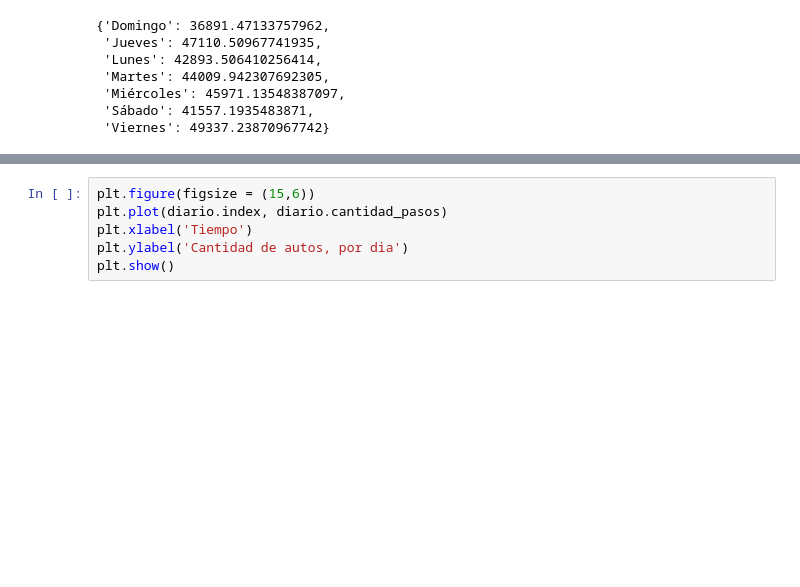
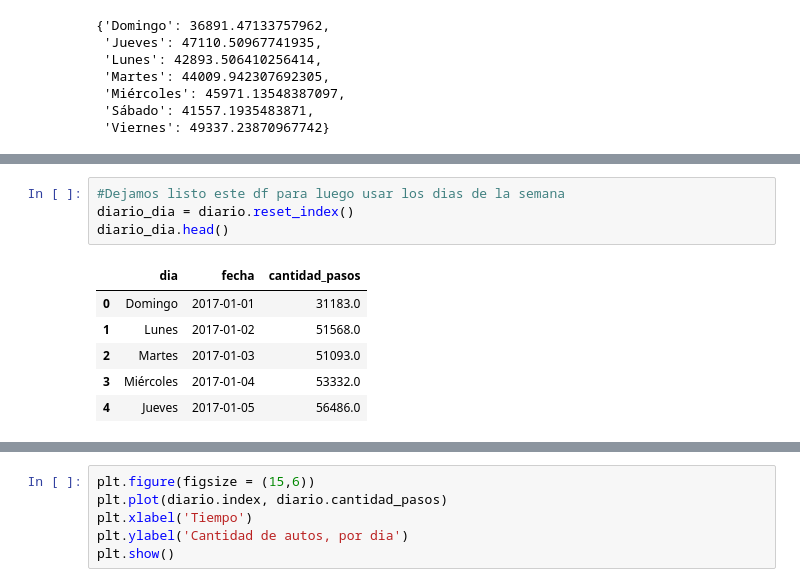
Before and after one commit to NachoRam123/Proyecto-3, a Jupyter notebook: DS_Proyecto_03_ST_RamellaIgnacio.ipynb, the cells around one changed output, grey strips where cells are left out. Drawn from its saved outputs; the diff is of its cells as text; blank space fills up the shorter version.

Commit message:
Crea df con dia semana, fitea modelo con regresor

```diff
--- a/DS_Proyecto_03_ST_RamellaIgnacio.ipynb
+++ b/DS_Proyecto_03_ST_RamellaIgnacio.ipynb
@@ -439,0 +440,11 @@ diario
+# %%
+#Dejamos listo este df para luego usar los dias de la semana
+diario_dia = diario.reset_index()
+diario_dia.head()
+# %% [output]
+|  | dia | fecha | cantidad_pasos |
+| 0 | Domingo | 2017-01-01 | 31183.0 |
+| 1 | Lunes | 2017-01-02 | 51568.0 |
+| 2 | Martes | 2017-01-03 | 51093.0 |
+| 3 | Miércoles | 2017-01-04 | 53332.0 |
+| 4 | Jueves | 2017-01-05 | 56486.0 |
```
Also changed, not shown: parts of 19 cells of this notebook.
